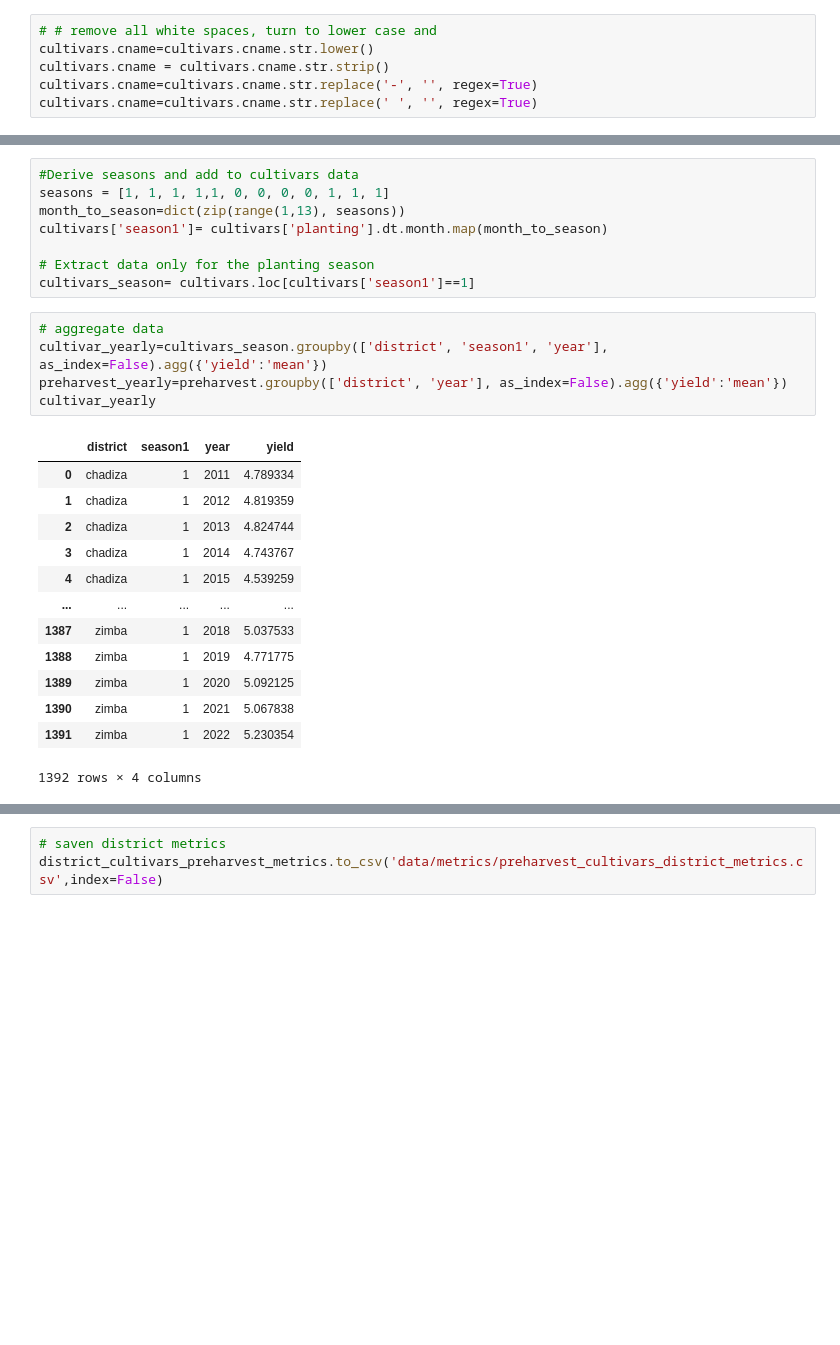
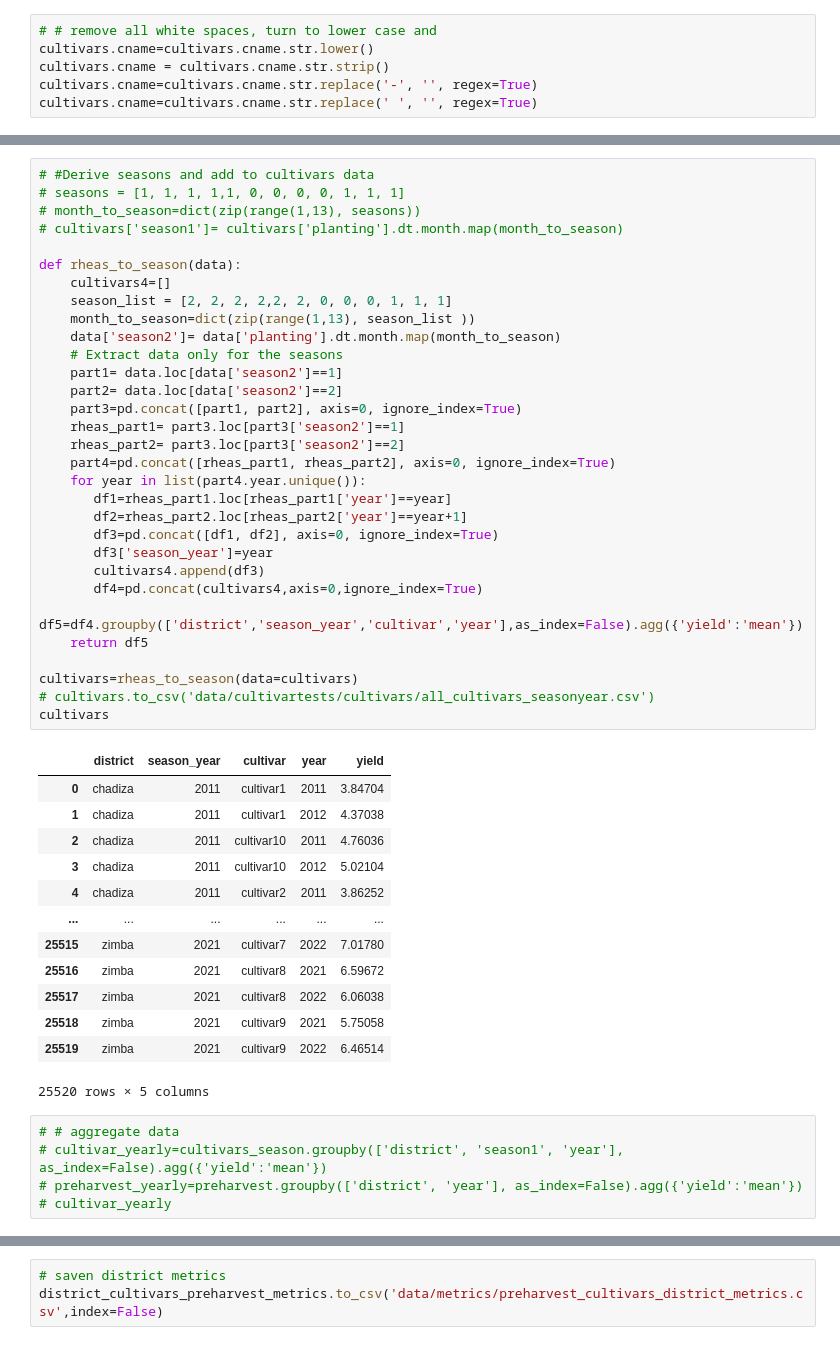
Before and after one commit to franklineronoh/crop-modeling, a Jupyter notebook: zambia/metrics_cultivars.ipynb, the cells around one changed output, grey strips where cells are left out. Cells and saved outputs as stored; diff of their text form; blank space fills up the shorter version.

```diff
--- a/zambia/metrics_cultivars.ipynb
+++ b/zambia/metrics_cultivars.ipynb
@@ -73,30 +118,53 @@ cultivars
-# %%
-#Derive seasons and add to cultivars data
-seasons = [1, 1, 1, 1,1, 0, 0, 0, 0, 1, 1, 1]
-month_to_season=dict(zip(range(1,13), seasons))
-cultivars['season1']= cultivars['planting'].dt.month.map(month_to_season)
-
-# Extract data only for the planting season
-cultivars_season= cultivars.loc[cultivars['season1']==1]
+# %%
+# #Derive seasons and add to cultivars data
+# seasons = [1, 1, 1, 1,1, 0, 0, 0, 0, 1, 1, 1]
+# month_to_season=dict(zip(range(1,13), seasons))
+# cultivars['season1']= cultivars['planting'].dt.month.map(month_to_season)
+
+def rheas_to_season(data):
+    cultivars4=[]
+    season_list = [2, 2, 2, 2,2, 2, 0, 0, 0, 1, 1, 1]
+    month_to_season=dict(zip(range(1,13), season_list ))
+    data['season2']= data['planting'].dt.month.map(month_to_season)
+    # Extract data only for the seasons
+    part1= data.loc[data['season2']==1]
+    part2= data.loc[data['season2']==2]
+    part3=pd.concat([part1, part2], axis=0, ignore_index=True)
+    rheas_part1= part3.loc[part3['season2']==1]
+    rheas_part2= part3.loc[part3['season2']==2]
+    part4=pd.concat([rheas_part1, rheas_part2], axis=0, ignore_index=True)
+    for year in list(part4.year.unique()):
+       df1=rheas_part1.loc[rheas_part1['year']==year]
+       df2=rheas_part2.loc[rheas_part2['year']==year+1]
+       df3=pd.concat([df1, df2], axis=0, ignore_index=True)
+       df3['season_year']=year
+       cultivars4.append(df3)
+       df4=pd.concat(cultivars4,axis=0,ignore_index=True)
+       df5=df4.groupby(['district','season_year','cultivar','year'],as_index=False).agg({'yield':'mean'})
+    return df5
+
+cultivars=rheas_to_season(data=cultivars)
+# cultivars.to_csv('data/cultivartests/cultivars/all_cultivars_seasonyear.csv')
+cultivars
+# %% [output]
+|  | district | season_year | cultivar | year | yield |
+| 0 | chadiza | 2011 | cultivar1 | 2011 | 3.84704 |
+| 1 | chadiza | 2011 | cultivar1 | 2012 | 4.37038 |
+| 2 | chadiza | 2011 | cultivar10 | 2011 | 4.76036 |
+| 3 | chadiza | 2011 | cultivar10 | 2012 | 5.02104 |
+| 4 | chadiza | 2011 | cultivar2 | 2011 | 3.86252 |
+| ... | ... | ... | ... | ... | ... |
+| 25515 | zimba | 2021 | cultivar7 | 2022 | 7.01780 |
+| 25516 | zimba | 2021 | cultivar8 | 2021 | 6.59672 |
+| 25517 | zimba | 2021 | cultivar8 | 2022 | 6.06038 |
+| 25518 | zimba | 2021 | cultivar9 | 2021 | 5.75058 |
+| 25519 | zimba | 2021 | cultivar9 | 2022 | 6.46514 |
+25520 rows × 5 columns
 # %%
-# aggregate data
-cultivar_yearly=cultivars_season.groupby(['district', 'season1', 'year'], as_index=False).agg({'yield':'mean'})
-preharvest_yearly=preharvest.groupby(['district', 'year'], as_index=False).agg({'yield':'mean'})
-cultivar_yearly
+# # aggregate data
+# cultivar_yearly=cultivars_season.groupby(['district', 'season1', 'year'], as_index=False).agg({'yield':'mean'})
+# preharvest_yearly=preharvest.groupby(['district', 'year'], as_index=False).agg({'yield':'mean'})
+# cultivar_yearly
-# %% [output]
-|  | district | season1 | year | yield |
-| 0 | chadiza | 1 | 2011 | 4.789334 |
-| 1 | chadiza | 1 | 2012 | 4.819359 |
-| 2 | chadiza | 1 | 2013 | 4.824744 |
-| 3 | chadiza | 1 | 2014 | 4.743767 |
-| 4 | chadiza | 1 | 2015 | 4.539259 |
-| ... | ... | ... | ... | ... |
-| 1387 | zimba | 1 | 2018 | 5.037533 |
-| 1388 | zimba | 1 | 2019 | 4.771775 |
-| 1389 | zimba | 1 | 2020 | 5.092125 |
-| 1390 | zimba | 1 | 2021 | 5.067838 |
-| 1391 | zimba | 1 | 2022 | 5.230354 |
-1392 rows × 4 columns
 # %%
 #Extracting Districts list
 #first set cname to district
```
Also changed, not shown: parts of 11 cells of this notebook, 42 other files.
